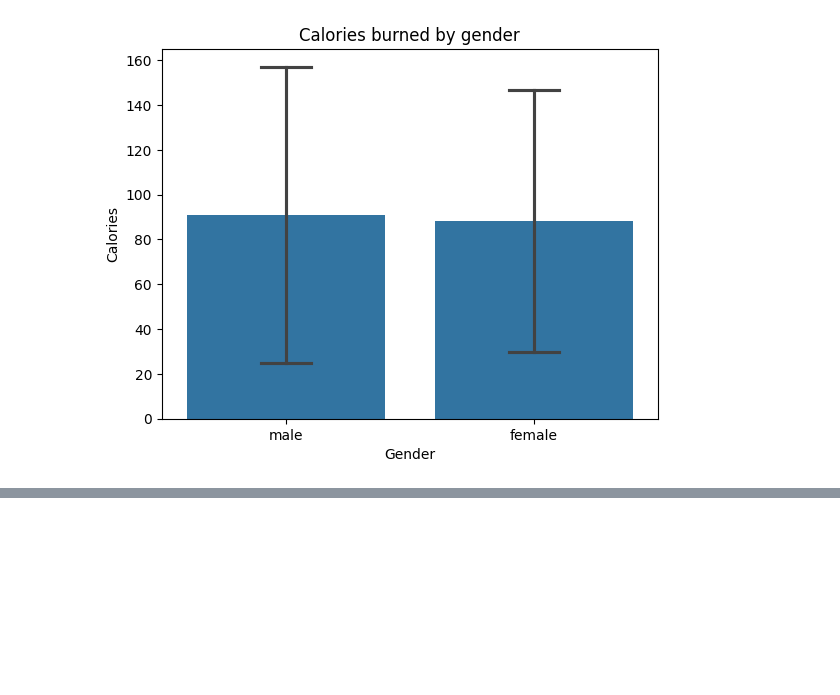
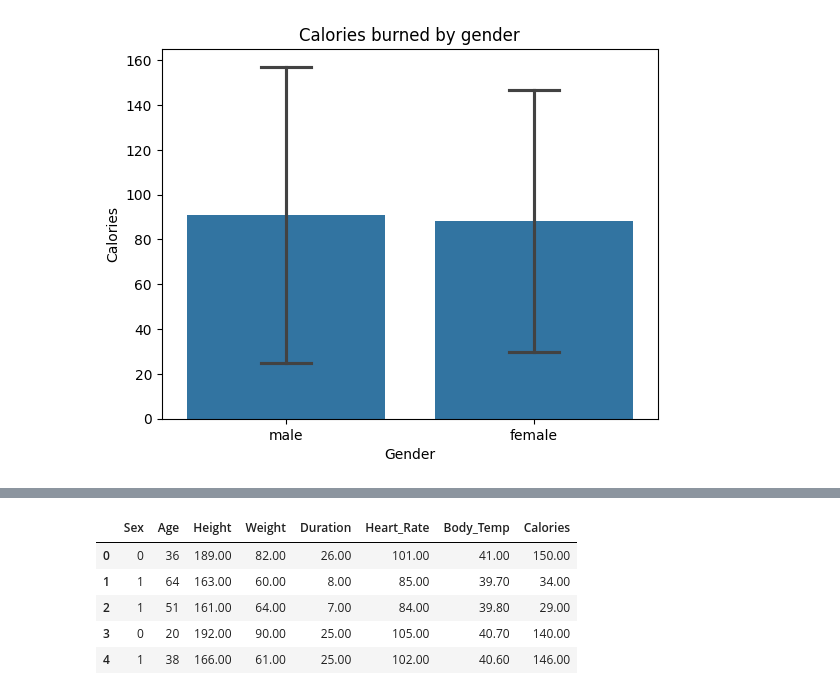
Before and after one commit to Mkranj/ML_calories_burned, a Jupyter notebook: scripts/eda.ipynb, the cells around one changed output, grey strips where cells are left out. Saved outputs shown, nothing was run; the diff lists cells and outputs as text; code cells hidden in the pictures; blank space fills up the shorter version.

```diff
--- a/scripts/eda.ipynb
+++ b/scripts/eda.ipynb
@@ -191,0 +207,15 @@ _ = plt.set_title("Calories burned by gender")
+# %%
+corr_t_data = train_data.drop(["id"], axis = 1)
+
+# change categorical variable to binary, F = 1
+corr_t_data["Sex"] = (corr_t_data["Sex"]
+    .map({"male" : 0, "female" : 1})
+)
+corr_t_data.head()
+# %% [output]
+|  | Sex | Age | Height | Weight | Duration | Heart_Rate | Body_Temp | Calories |
+| 0 | 0 | 36 | 189.00 | 82.00 | 26.00 | 101.00 | 41.00 | 150.00 |
+| 1 | 1 | 64 | 163.00 | 60.00 | 8.00 | 85.00 | 39.70 | 34.00 |
+| 2 | 1 | 51 | 161.00 | 64.00 | 7.00 | 84.00 | 39.80 | 29.00 |
+| 3 | 0 | 20 | 192.00 | 90.00 | 25.00 | 105.00 | 40.70 | 140.00 |
+| 4 | 1 | 38 | 166.00 | 61.00 | 25.00 | 102.00 | 40.60 | 146.00 |
```
Also changed, not shown: parts of 9 cells of this notebook.
